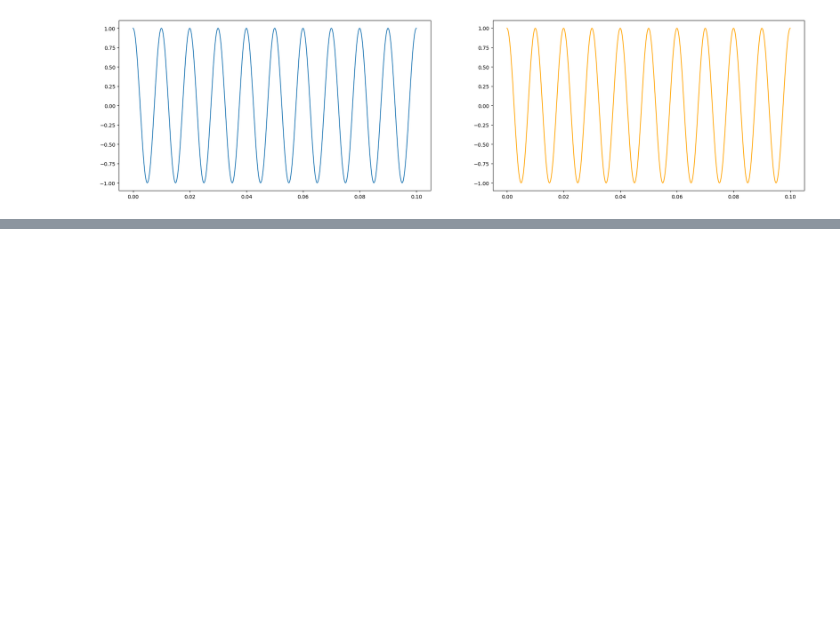
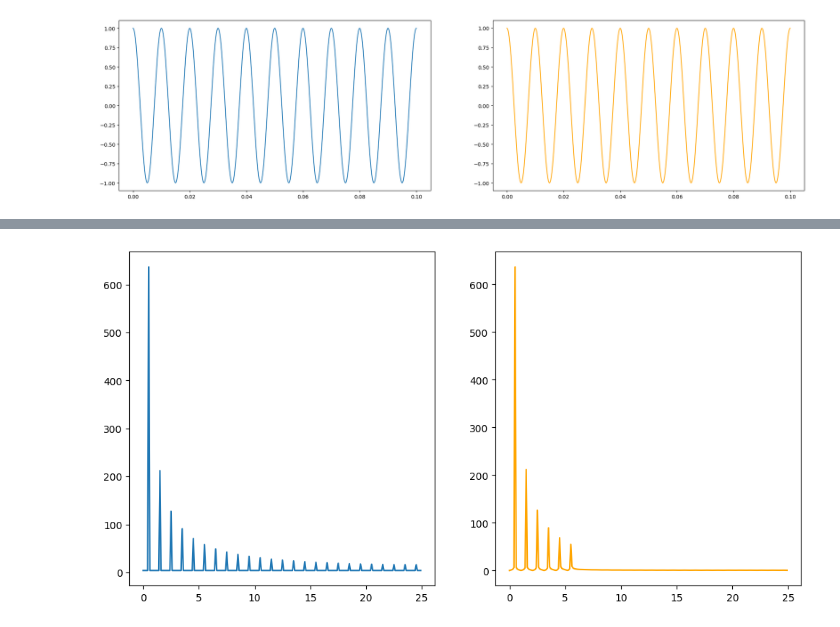
Before and after one commit to pimonov-student/another_digital_signal, a Jupyter notebook: lab_one.ipynb, the cells around one changed output, grey strips where cells are left out. Cells and saved outputs as stored; diff of their text form; code cells hidden in the pictures; blank space fills up the shorter version.

```diff
--- a/lab_one.ipynb
+++ b/lab_one.ipynb
@@ -31,10 +31,10 @@ def fourier_series(func, x, N, T):
 
     return res
 # %%
-args = np.linspace(-5.0, 5.0, num=500)
-y_square_signal = [square_signal(i) for i in args]
-y_approximate = [fourier_series(square_signal, i, 12, 2) for i in args]
-error = [y_square_signal[i] - y_approximate[i] for i in range(500)]
+square_args = np.linspace(-5.0, 5.0, num=500)
+y_square = [square_signal(i) for i in square_args]
+y_square_approximate = [fourier_series(square_signal, i, 12, 2) for i in square_args]
+error = [y_square[i] - y_square_approximate[i] for i in range(500)]
 # %% [output]
   the integrand in order to determine the difficulties.  If the position of a
   local difficulty can be determined (singularity, discontinuity) one will
@@ -95,0 +98,16 @@ ValueError: x and y must have same first dimension, but have shapes (250,) and (
+# %%
+y_square_fft = np.fft.fft(y_square)
+y_square_approximate_fft = np.fft.fft(y_square_approximate)
+x_square_fft = np.fft.fftfreq(500, 10 / 500)
+
+plt.figure(figsize=(12, 6))
+
+plt.subplot(121)
+plt.plot(x_square_fft[0:250], np.abs(y_square_fft)[0:250])
+
+plt.subplot(122)
+plt.plot(x_square_fft[0:250], np.abs(y_square_approximate_fft)[0:250], 'orange')
+
+plt.show()
+# %% [output]
+[figure, added]
```
Also changed, not shown: parts of 6 cells of this notebook.
